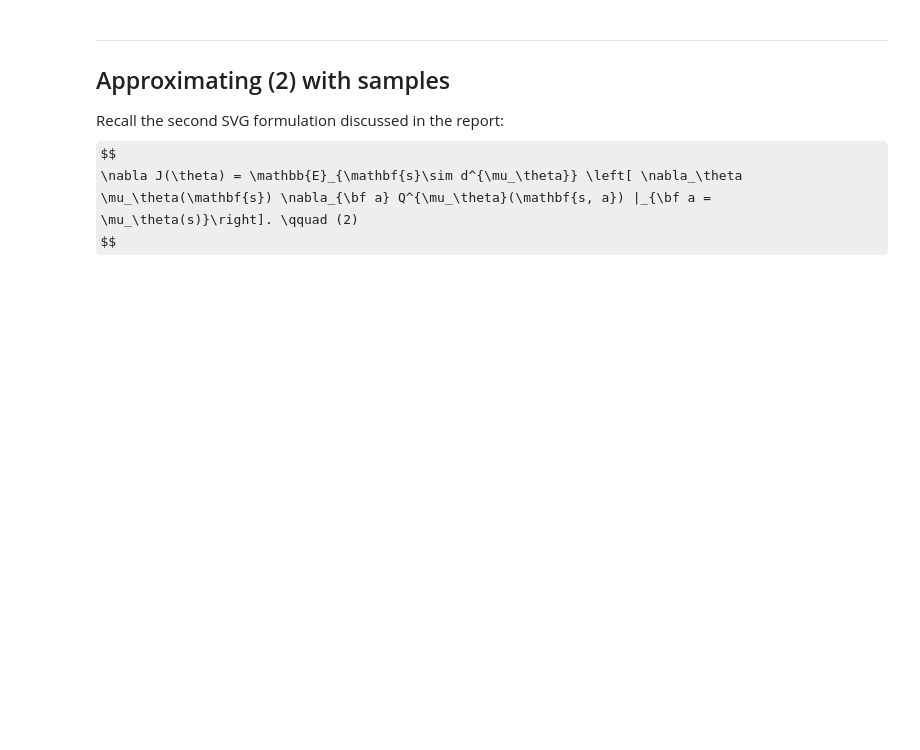
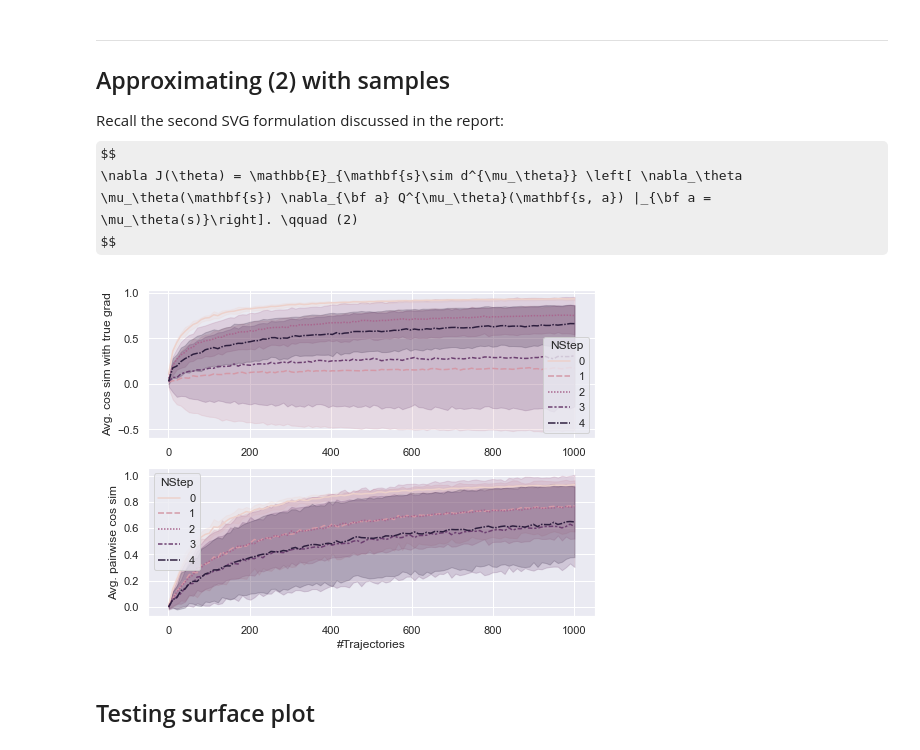
Before and after one commit to 0xangelo/LQSVG, a Jupyter notebook: experiments/monte_carlo_quality.ipynb, the cells around one changed output. Saved outputs shown, nothing was run; the diff lists cells and outputs as text; code cells hidden in the pictures; some formulas as TeX source; blank space fills up the shorter version.

```diff
--- a/experiments/monte_carlo_quality.ipynb
+++ b/experiments/monte_carlo_quality.ipynb
@@ -140,7 +185,3 @@ def grad_estimates(
         svgs_by_sample_size += [svgs]
     return svgs_by_sample_size
-# %%
-def default_figsize(rows: int = 1, cols: int = 1) -> tuple[float, float]:
-    default_width, default_height = mpl.rcParams["figure.figsize"]
-    return (rows * default_height, cols * default_width)
 # %%
@@ -206,0 +299,42 @@ from lqsvg.experiment.estimators import BootstrappedSVG
+# %%
+def plot_bt_quality_vs_samples(num_trials: int = 10, estimates_per_sample_size: int = 10):
+    total_states = 1000
+    sample_sizes = np.linspace(1, total_states, 100, dtype=int)
+
+    data = []
+    for _ in trange(num_trials, desc="Trials"):
+        lqg_nn = make_lqg_module()
+        policy_nn = make_stabilizing_policy(lqg_nn)
+        true_svg = AnalyticSVG(policy_nn, lqg_nn)()[1]
+
+        estimator = NStepSVG(policy_nn, lqg_nn)
+        estimator.setup(total_states)
+        for n_step in range(5):
+            estimator.n_steps = n_step
+
+            sub_data = gradient_estimation_data(
+                estimator, true_svg, sample_sizes, estimates_per_sample_size
+            )
+            sub_data["NStep"] = n_step
+            data += [sub_data]
+    data = pd.concat(data)
+
+    fig = plt.figure(figsize=default_figsize(2, 1))
+    x = "#Trajectories"
+    gradient_accuracy = "Avg. cos sim with true grad"
+    empirical_variance = "Avg. pairwise cos sim"
+    hue="NStep"
+
+    ax = fig.add_subplot(2, 1, 1)
+    sns.lineplot(ax=ax, x=x, y=gradient_accuracy, hue=hue, style=hue, data=data, ci="sd")
+    ax.set_xlabel(None)
+
+    ax = fig.add_subplot(2, 1, 2)
+    sns.lineplot(ax=ax, x=x, y=empirical_variance, hue=hue, style=hue, data=data, ci="sd")
+    plt.show()
+# %%
+plot_bt_quality_vs_samples()
+# %% [output]
+[figure, added]
+# %% [markdown]
+## Testing surface plot
```
Also changed, not shown: parts of 19 cells of this notebook.
